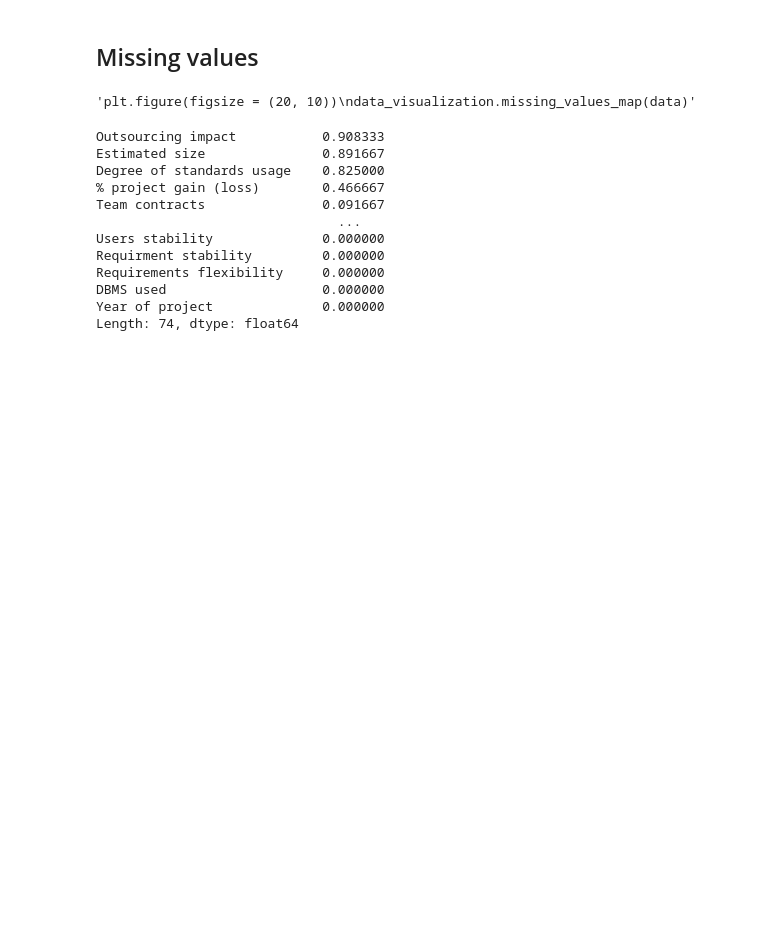
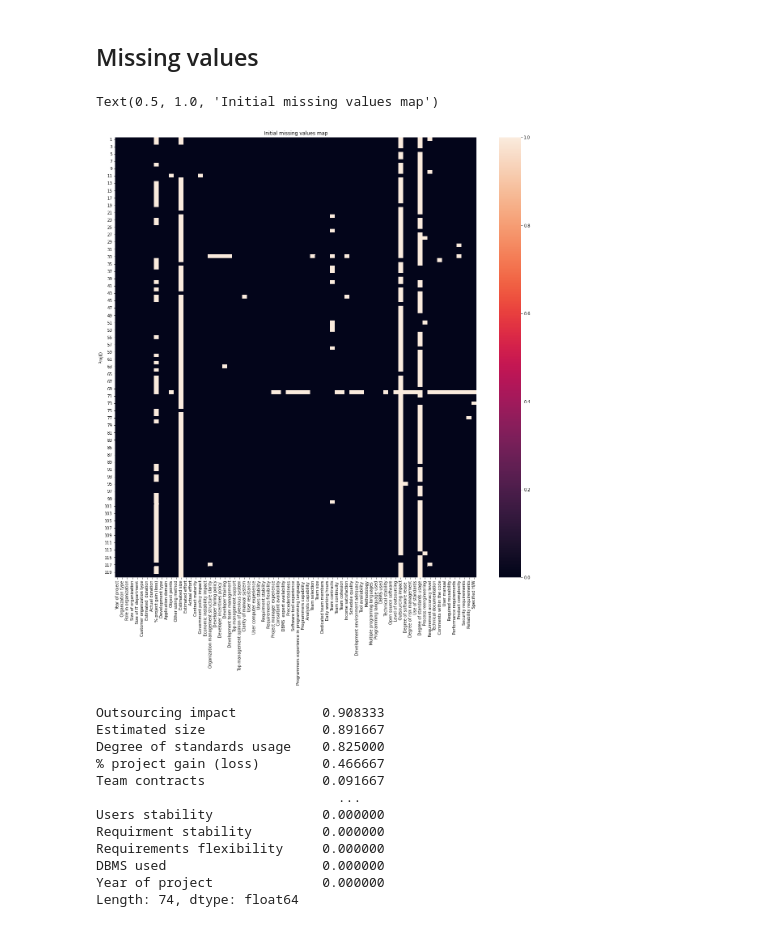
Before and after one commit to youcef-ely/Software-Effort-Estimation, a Jupyter notebook: Notebooks/test.ipynb, the cells around one changed output. Cells and saved outputs as stored; diff of their text form; code cells hidden in the pictures; blank space fills up the shorter version.

```diff
--- a/Notebooks/test.ipynb
+++ b/Notebooks/test.ipynb
@@ -94,9 +77,11 @@ general_information_columns = ['Role in organization', 'Organization type']
 #In our project, missing values are represented with a '?', so we have to replace this value with a np.nan
 data = data_preprocessing.define_missing_values(data)
 # %%
-"""plt.figure(figsize = (20, 10))
-data_visualization.missing_values_map(data)"""
+plt.figure(figsize = (20, 20))
+data_visualization.missing_values_map(data)
+plt.title('Initial missing values map')
 # %% [output]
-'plt.figure(figsize = (20, 10))\ndata_visualization.missing_values_map(data)'
+Text(0.5, 1.0, 'Initial missing values map')
+[figure, added]
 # %%
 #These are the missing values rates for each column in our dataset
```
Also changed, not shown: parts of 22 cells of this notebook, 4 other files.
